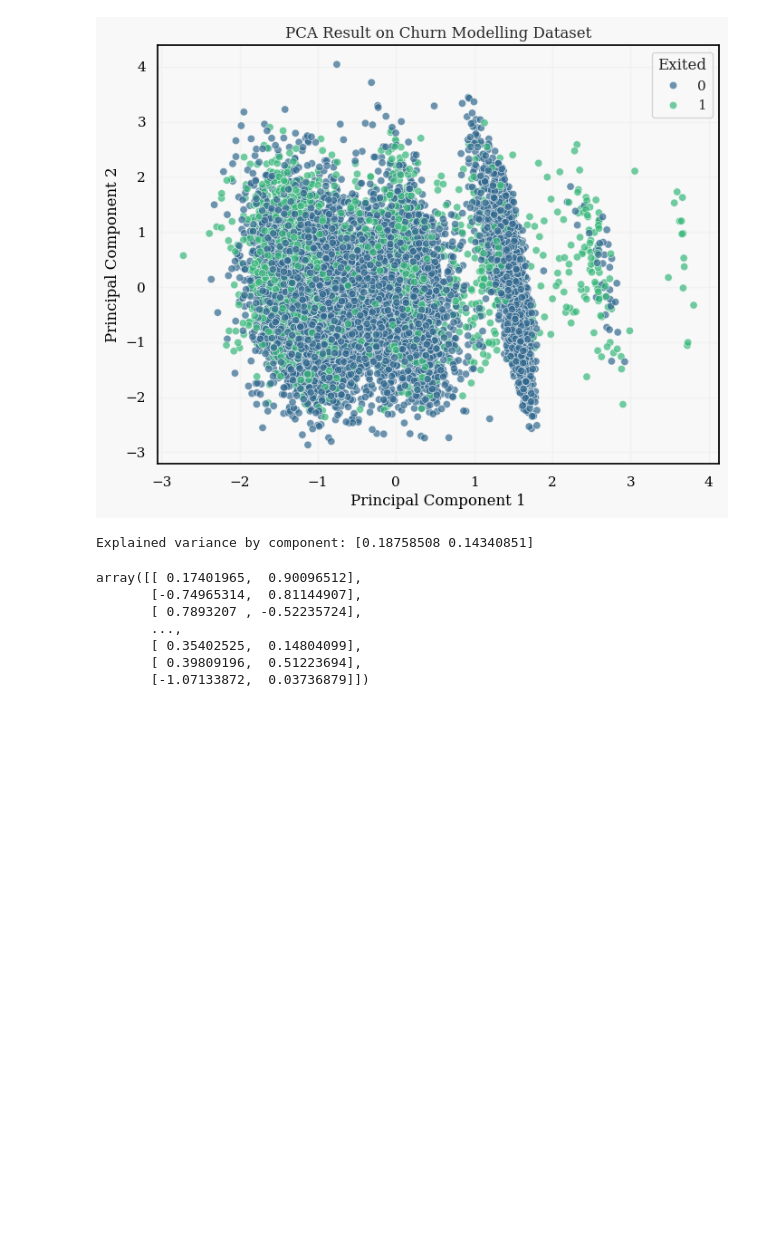
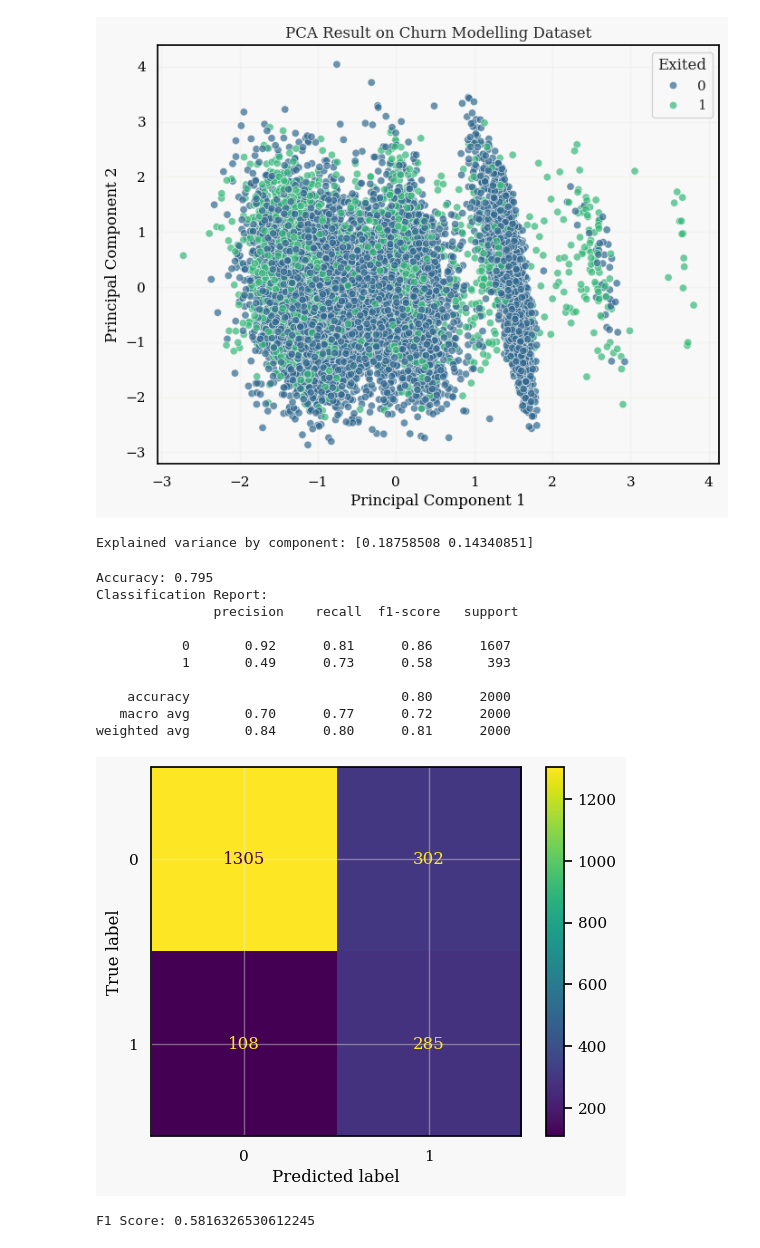
Before and after one commit to gayathriravipati/data-mining, a Jupyter notebook: notebook.ipynb, the cells around one changed output. Saved outputs shown, nothing was run; the diff lists cells and outputs as text; code cells hidden in the pictures; blank space fills up the shorter version.

Commit message:
WIP - Model and feature engineering

```diff
--- a/notebook.ipynb
+++ b/notebook.ipynb
@@ -504,13 +462,47 @@ print(f"Explained variance by component: {pca.explained_variance_ratio_}")
 # %% [output]
 [figure]
 Explained variance by component: [0.18758508 0.14340851]
-# %%
-X_pca
-# %% [output]
-array([[ 0.17401965,  0.90096512],
-       [-0.74965314,  0.81144907],
-       [ 0.7893207 , -0.52235724],
-       ...,
-       [ 0.35402525,  0.14804099],
-       [ 0.39809196,  0.51223694],
-       [-1.07133872,  0.03736879]])
+# %%
+# Apply SVM for classification
+from sklearn.svm import SVC
+from sklearn.pipeline import make_pipeline
+from sklearn.preprocessing import StandardScaler
+
+# Create a pipeline with a StandardScaler and an SVM classifier
+svm = make_pipeline(StandardScaler(), SVC(random_state=42))
+
+# Fit the model on the balanced training data
+svm.fit(X_balanced, y_balanced)
+
+# Predict the target variable on the test data
+y_pred = svm.predict(X_test)
+
+# Calculate the accuracy of the model
+accuracy = accuracy_score(y_test, y_pred)
+print(f"Accuracy: {accuracy}")
+
+# Print the classification report
+print("Classification Report:\n", classification_report(y_test, y_pred))
+
+# Confusion Matrix
+conf_matrix = confusion_matrix(y_test, y_pred)
+disp = ConfusionMatrixDisplay(confusion_matrix=conf_matrix, display_labels=rf_classifier.classes_)
+disp.plot()
+plt.show()
+
+# Overall F1 score
+f1 = f1_score(y_test, y_pred)
+print(f"F1 Score: {f1}")
+# %% [output]
+Accuracy: 0.795
+Classification Report:
+               precision    recall  f1-score   support
+
+           0       0.92      0.81      0.86      1607
+           1       0.49      0.73      0.58       393
+
+    accuracy                           0.80      2000
+   macro avg       0.70      0.77      0.72      2000
+weighted avg       0.84      0.80      0.81      2000
+[figure, added]
+F1 Score: 0.5816326530612245
```
Also changed, not shown: parts of 14 cells of this notebook.
